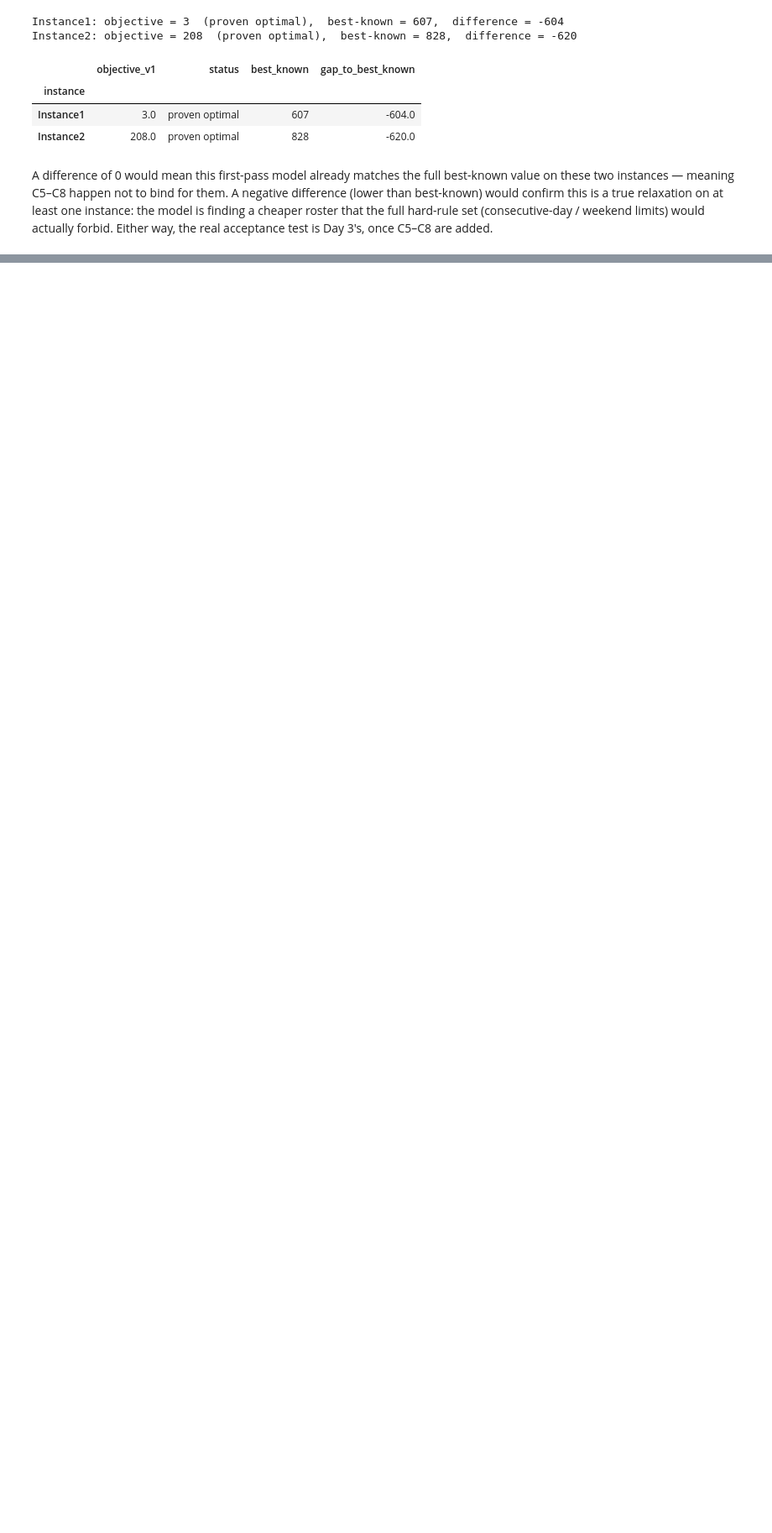
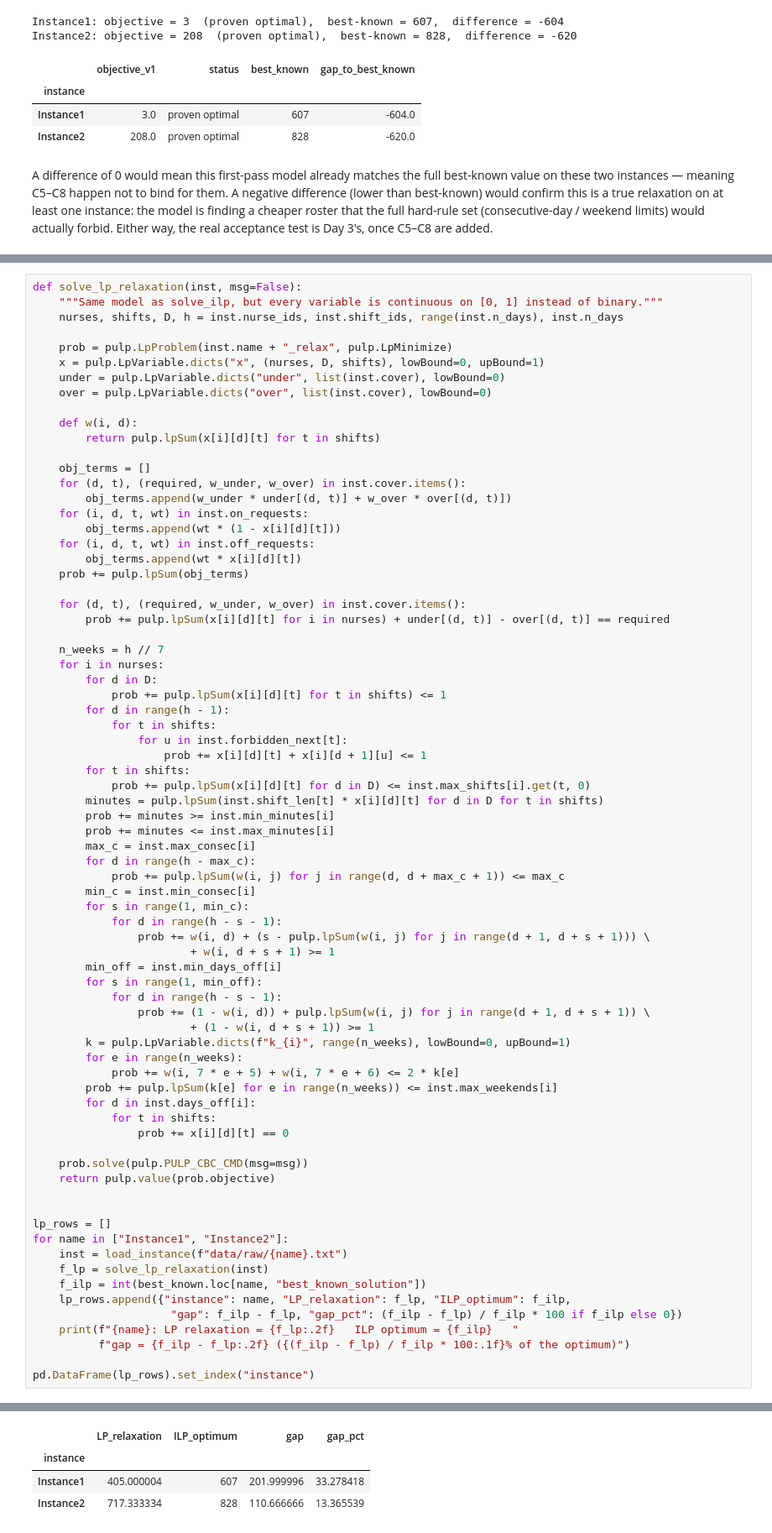
Before and after one commit to DhammikaKekulawala/IT5082_Optimization_Methods_Programming__Assignment, a Jupyter notebook: 01_ilp.ipynb, the cells around one changed output, grey strips where cells are left out. Shown at 84% size. Saved outputs shown, nothing was run; the diff lists cells and outputs as text; blank space fills up the shorter version.

```diff
--- a/01_ilp.ipynb
+++ b/01_ilp.ipynb
@@ -414,0 +580,75 @@ Either way, the real acceptance test is Day 3's, once C5–C8 are added.
+# %%
+def solve_lp_relaxation(inst, msg=False):
+    """Same model as solve_ilp, but every variable is continuous on [0, 1] instead of binary."""
+    nurses, shifts, D, h = inst.nurse_ids, inst.shift_ids, range(inst.n_days), inst.n_days
+
+    prob = pulp.LpProblem(inst.name + "_relax", pulp.LpMinimize)
+    x = pulp.LpVariable.dicts("x", (nurses, D, shifts), lowBound=0, upBound=1)
+    under = pulp.LpVariable.dicts("under", list(inst.cover), lowBound=0)
+    over = pulp.LpVariable.dicts("over", list(inst.cover), lowBound=0)
+
+    def w(i, d):
+        return pulp.lpSum(x[i][d][t] for t in shifts)
+
+    obj_terms = []
+    for (d, t), (required, w_under, w_over) in inst.cover.items():
+        obj_terms.append(w_under * under[(d, t)] + w_over * over[(d, t)])
+    for (i, d, t, wt) in inst.on_requests:
+        obj_terms.append(wt * (1 - x[i][d][t]))
+    for (i, d, t, wt) in inst.off_requests:
+        obj_terms.append(wt * x[i][d][t])
+    prob += pulp.lpSum(obj_terms)
+
+    for (d, t), (required, w_under, w_over) in inst.cover.items():
+        prob += pulp.lpSum(x[i][d][t] for i in nurses) + under[(d, t)] - over[(d, t)] == required
+
+    n_weeks = h // 7
+    for i in nurses:
+        for d in D:
+            prob += pulp.lpSum(x[i][d][t] for t in shifts) <= 1
+        for d in range(h - 1):
+            for t in shifts:
+                for u in inst.forbidden_next[t]:
+                    prob += x[i][d][t] + x[i][d + 1][u] <= 1
+        for t in shifts:
+            prob += pulp.lpSum(x[i][d][t] for d in D) <= inst.max_shifts[i].get(t, 0)
+        minutes = pulp.lpSum(inst.shift_len[t] * x[i][d][t] for d in D for t in shifts)
+        prob += minutes >= inst.min_minutes[i]
+        prob += minutes <= inst.max_minutes[i]
+        max_c = inst.max_consec[i]
+        for d in range(h - max_c):
+            prob += pulp.lpSum(w(i, j) for j in range(d, d + max_c + 1)) <= max_c
+        min_c = inst.min_consec[i]
+        for s in range(1, min_c):
+            for d in range(h - s - 1):
+                prob += w(i, d) + (s - pulp.lpSum(w(i, j) for j in range(d + 1, d + s + 1))) \
+                        + w(i, d + s + 1) >= 1
+        min_off = inst.min_days_off[i]
+        for s in range(1, min_off):
+            for d in range(h - s - 1):
+                prob += (1 - w(i, d)) + pulp.lpSum(w(i, j) for j in range(d + 1, d + s + 1)) \
+                        + (1 - w(i, d + s + 1)) >= 1
+        k = pulp.LpVariable.dicts(f"k_{i}", range(n_weeks), lowBound=0, upBound=1)
+        for e in range(n_weeks):
+            prob += w(i, 7 * e + 5) + w(i, 7 * e + 6) <= 2 * k[e]
+        prob += pulp.lpSum(k[e] for e in range(n_weeks)) <= inst.max_weekends[i]
+        for d in inst.days_off[i]:
+            for t in shifts:
+                prob += x[i][d][t] == 0
+
+    prob.solve(pulp.PULP_CBC_CMD(msg=msg))
+    return pulp.value(prob.objective)
+
+
+lp_rows = []
+for name in ["Instance1", "Instance2"]:
+    inst = load_instance(f"data/raw/{name}.txt")
+    f_lp = solve_lp_relaxation(inst)
+    f_ilp = int(best_known.loc[name, "best_known_solution"])
+    lp_rows.append({"instance": name, "LP_relaxation": f_lp, "ILP_optimum": f_ilp,
+                     "gap": f_ilp - f_lp, "gap_pct": (f_ilp - f_lp) / f_ilp * 100 if f_ilp else 0})
+    print(f"{name}: LP relaxation = {f_lp:.2f}   ILP optimum = {f_ilp}   "
+          f"gap = {f_ilp - f_lp:.2f} ({(f_ilp - f_lp) / f_ilp * 100:.1f}% of the optimum)")
+
+pd.DataFrame(lp_rows).set_index("instance")
+# %% [output]
@@ -414,0 +657,4 @@ Either way, the real acceptance test is Day 3's, once C5–C8 are added.
+|  | LP_relaxation | ILP_optimum | gap | gap_pct |
+| instance |  |  |  |  |
+| Instance1 | 405.000004 | 607 | 201.999996 | 33.278418 |
+| Instance2 | 717.333334 | 828 | 110.666666 | 13.365539 |
```
Also changed, not shown: parts of 10 cells of this notebook.
